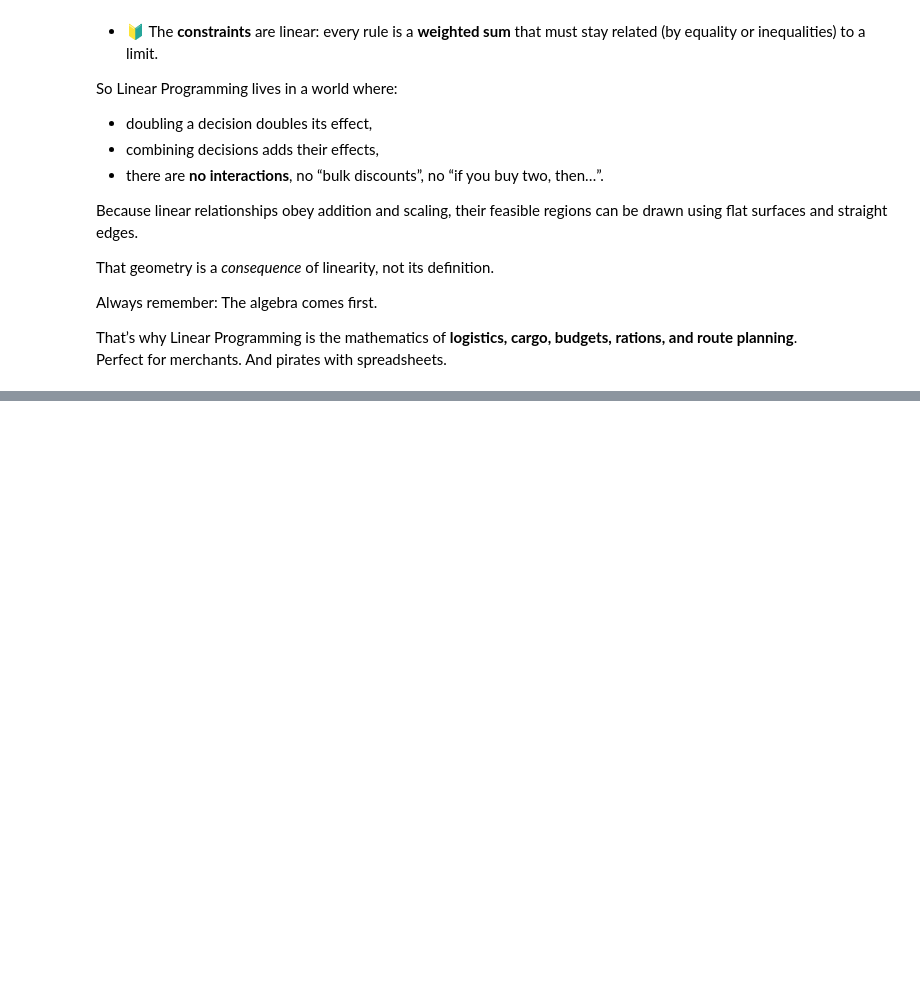
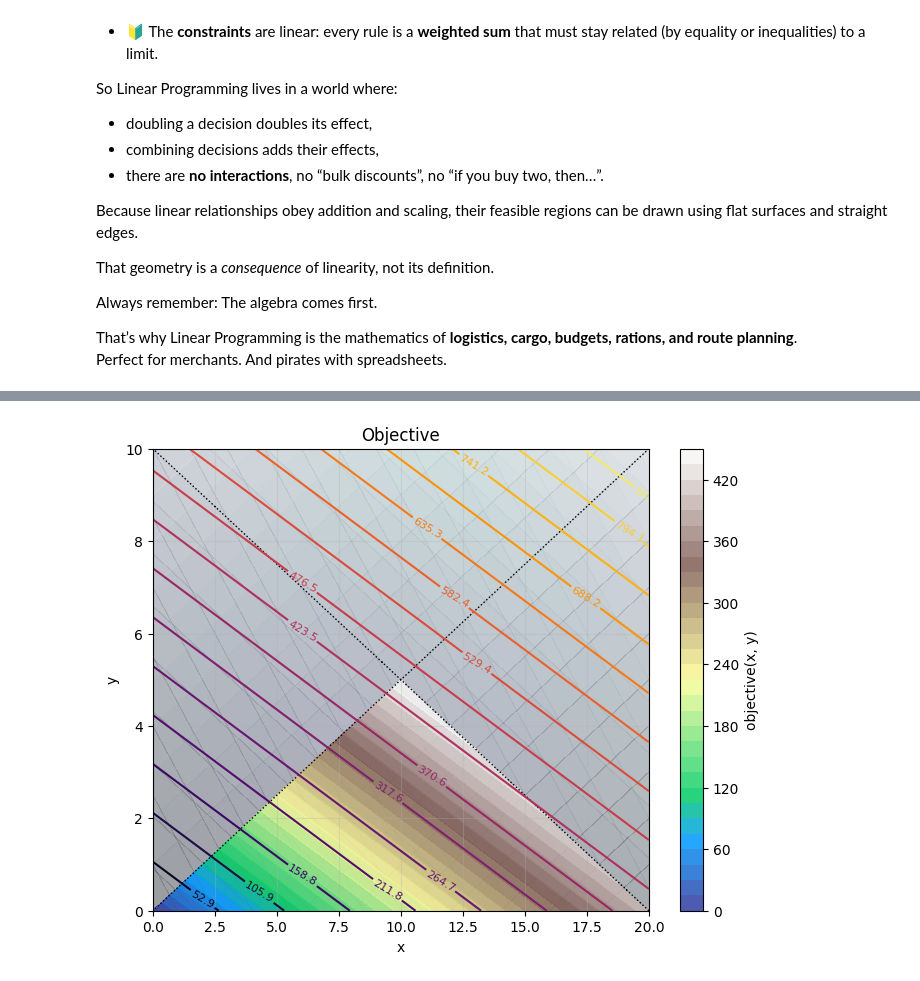
Before and after one commit to JulTob/Optimization, a Jupyter notebook: Introduction_to_Optimization.ipynb, the cells around one changed output, grey strips where cells are left out. Drawn from its saved outputs; the diff is of its cells as text; code cells hidden in the pictures; blank space fills up the shorter version.

```diff
--- a/Introduction_to_Optimization.ipynb
+++ b/Introduction_to_Optimization.ipynb
@@ -748,0 +705,48 @@ plot_convoy_slice(fixed_rum=10)
+# %%
+def plot_convoy_2D():
+    profit_per_coffee = 20
+    profit_per_spice  = 50
+
+    cost_per_coffee = 11
+    cost_per_spice  = 22
+
+    max_weight = 40
+    budget = 220
+
+    def profit(variable_vector):
+        coffee, spice = variable_vector
+        return (
+            profit_per_coffee * coffee
+            + profit_per_spice  * spice
+            )
+
+    def weight_limit(variable_vector):
+        coffee, spice = variable_vector
+        return max_weight - (coffee + spice)  # >= 0 feasible
+
+    def budget_limit(variable_vector):
+        coffee, spice = variable_vector
+        return budget - (
+            cost_per_coffee * coffee
+            + cost_per_spice  * spice
+        )  # >= 0 feasible
+
+    def humidity_limit(variable_vector):
+        coffee, spice = variable_vector
+        return coffee - 2 * spice  # >= 0 feasible
+
+    # Natural plotting bounds from budget:
+    # spice <= 220/22 = 10
+    # coffee <= 220/11 = 20
+    plot_2D(
+        profit,
+        x_rank=(0, 20),
+        y_rank=(0, 10),
+        constraints=[weight_limit, budget_limit, humidity_limit],
+        lines=18,
+        line_mode="lineal"
+    )
+
+plot_convoy_2D()
+# %% [output]
+[figure, added]
```
Also changed, not shown: parts of 14 cells of this notebook.
